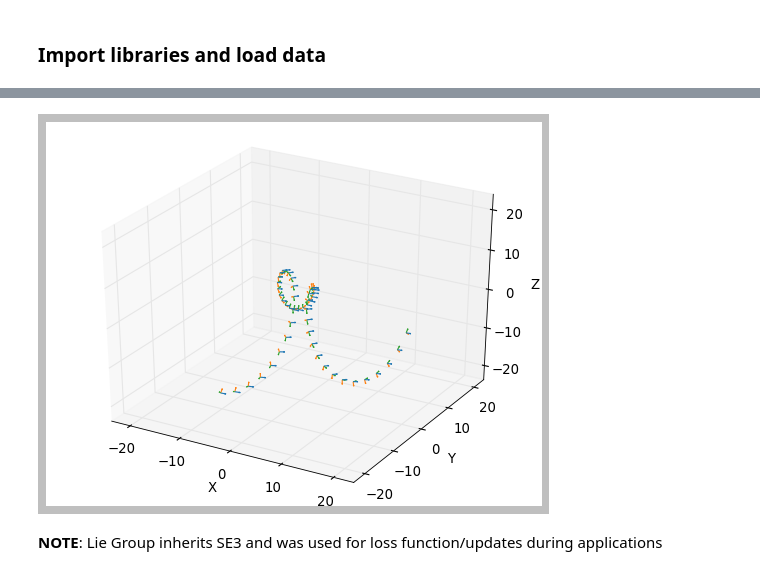
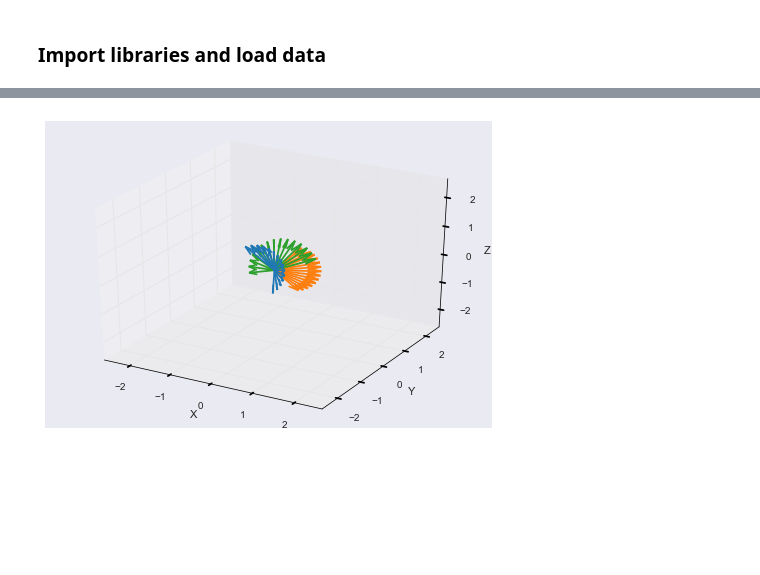
Before and after one commit to drewwilimitis/lie-group-rotations, a Jupyter notebook: lie_group_models.ipynb, the cells around one changed output, grey strips where cells are left out. Cells and saved outputs as stored; diff of their text form; code cells hidden in the pictures; blank space fills up the shorter version.

```diff
--- a/lie_group_models.ipynb
+++ b/lie_group_models.ipynb
@@ -54,16 +77,0 @@ Gradients and loss functions are typically well defined via exponential maps and
-# %%
-# TO DO: DEMONSTRATE TANGENT VECTOR SPACE AND EXP MAP
-from sklearn.datasets import make_swiss_roll
-from mpl_toolkits.mplot3d import Axes3D
-plt.style.use('classic')
-X, y = make_swiss_roll(1000)
-fig = plt.figure()
-ax = plt.axes(projection='3d')
-ax.scatter(X[:, 0], X[:, 1], X[:, 2], c=y)
-plt.show();
-
-from geomstats.riemannian_metric import RiemannianMetric
-METRIC = RiemannianMetric(dimension=3)
-start = X[np.argmax(X[:, 2]), :]
-end = X[np.argmin(X[:, 2]), :]
-METRIC.dist(start, end);
@@ -89,23 +78,16 @@ $R$ is an orthogonal, rotation matrix in $S O(n) $, while $v \in \mathbb{R}^{n}
 # %%
-os.environ['GEOMSTATS_BACKEND'] = 'numpy'
-import geomstats.visualization as visualization
-from geomstats.special_euclidean_group import SpecialEuclideanGroup
-SE3_GROUP = SpecialEuclideanGroup(n=3)
-METRIC = SE3_GROUP.left_canonical_metric
-METRIC = SE3_GROUP.right_canonical_metric
+from geomstats.special_orthogonal_group import SpecialOrthogonalGroup
+from geomstats.visualization import plot
+SO3_GROUP = SpecialOrthogonalGroup(n=3)
+METRIC = SO3_GROUP.left_canonical_metric
 
-initial_point = SE3_GROUP.identity
-initial_tangent_vec = [1.8, 0.2, 0.3, 3., 7, 1.]
-geodesic = METRIC.geodesic(initial_point=initial_point, initial_tangent_vec=initial_tangent_vec)
-
-n_steps = 50
-t = np.linspace(-3, 3, n_steps)
+pts = SO3_GROUP.random_uniform(n_samples=2)
+geodesic = METRIC.geodesic(initial_point=pts[0],end_point=pts[1])
+n_steps = 15
+t = np.linspace(-1, 1, n_steps)
 
 points = geodesic(t)
-
-visualization.plot(points, space='SE3_GROUP')
+visualization.plot(points, space='SO3_GROUP')
 plt.show();
 # %% [output]
-[figure, old version]
+[figure, new version]
-# %% [markdown]
-**NOTE**: Lie Group inherits SE3 and was used for loss function/updates during applications
```
Also changed, not shown: parts of 33 cells of this notebook.
